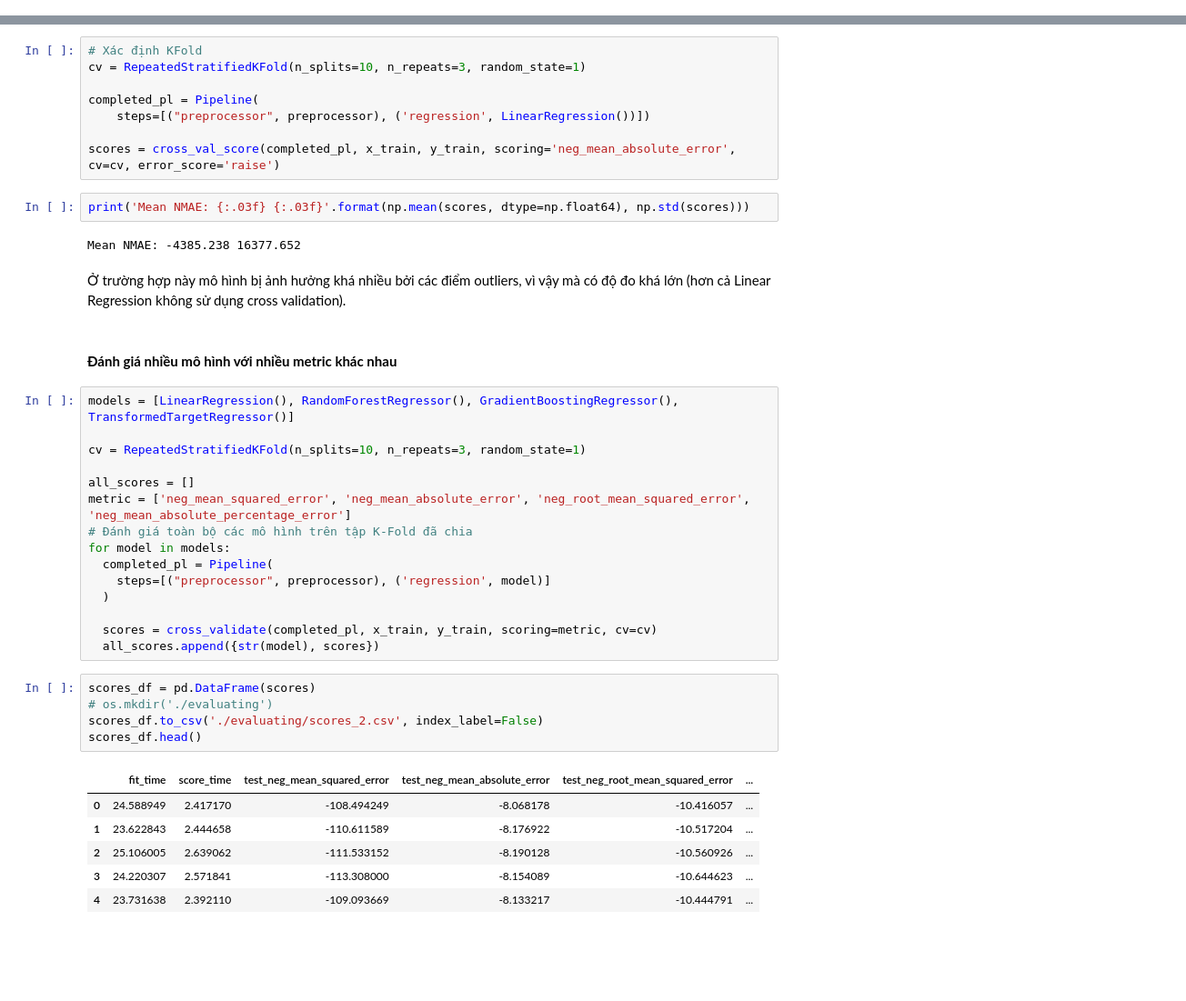
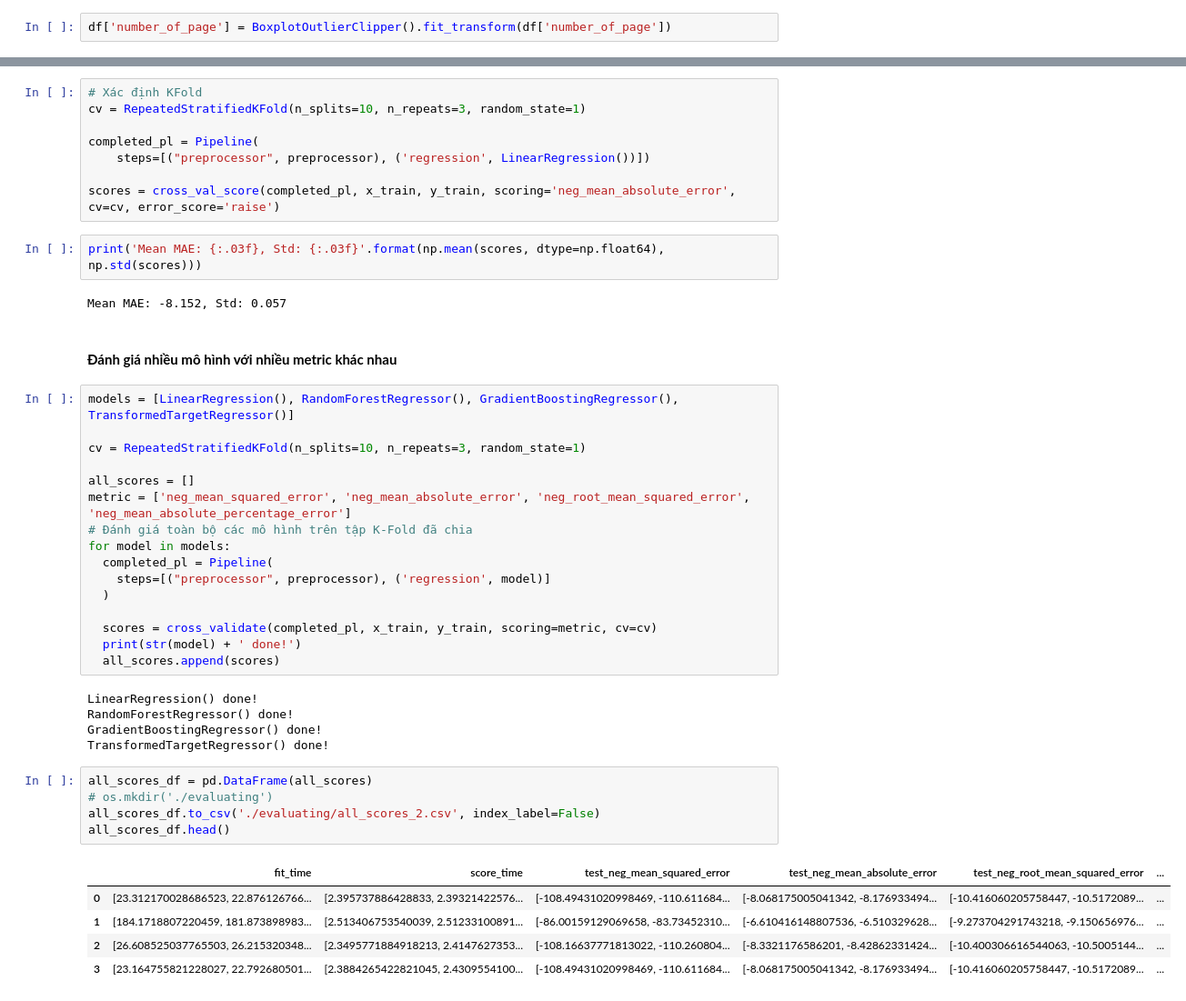
Before and after one commit to Miruku2201/NMKHDL_Final_Project, a Jupyter notebook: models.ipynb, the cells around one changed output, grey strips where cells are left out. Shown at 91% size. Saved outputs shown, nothing was run; the diff lists cells and outputs as text; blank space fills up the shorter version.

Commit message:
done for all

```diff
--- a/models.ipynb
+++ b/models.ipynb
@@ -324,3 +299,5 @@ df['number_of_page'].replace(0, np.nan, inplace=True)
+# %%
+df['number_of_page'] = BoxplotOutlierClipper().fit_transform(df['number_of_page'])
 # %%
 features = df[cols].copy()
 # %% [markdown]
@@ -381,11 +360,9 @@ completed_pl = Pipeline(
 
 scores = cross_val_score(completed_pl, x_train, y_train, scoring='neg_mean_absolute_error', cv=cv, error_score='raise')
 # %%
-print('Mean NMAE: {:.03f} {:.03f}'.format(np.mean(scores, dtype=np.float64), np.std(scores)))
+print('Mean MAE: {:.03f}, Std: {:.03f}'.format(np.mean(scores, dtype=np.float64), np.std(scores)))
 # %% [output]
-Mean NMAE: -4385.238 16377.652
+Mean MAE: -8.152, Std: 0.057
-# %% [markdown]
-Ở trường hợp này mô hình bị ảnh hưởng khá nhiều bởi các điểm outliers, vì vậy mà có độ đo khá lớn (hơn cả Linear Regression không sử dụng cross validation).
 # %% [markdown]
 #### **Đánh giá nhiều mô hình với nhiều metric khác nhau**
 # %%
@@ -402,16 +379,21 @@ for model in models:
   )
 
   scores = cross_validate(completed_pl, x_train, y_train, scoring=metric, cv=cv)
-  all_scores.append({str(model), scores})
+  print(str(model) + ' done!')
+  all_scores.append(scores)
+# %% [output]
+LinearRegression() done!
+RandomForestRegressor() done!
+GradientBoostingRegressor() done!
+TransformedTargetRegressor() done!
 # %%
-scores_df = pd.DataFrame(scores)
+all_scores_df = pd.DataFrame(all_scores)
 # os.mkdir('./evaluating')
-scores_df.to_csv('./evaluating/scores_2.csv', index_label=False)
-scores_df.head()
+all_scores_df.to_csv('./evaluating/all_scores_2.csv', index_label=False)
+all_scores_df.head()
 # %% [output]
 |  | fit_time | score_time | test_neg_mean_squared_error | test_neg_mean_absolute_error | test_neg_root_mean_squared_error | ... |
-| 0 | 24.588949 | 2.417170 | -108.494249 | -8.068178 | -10.416057 | ... |
-| 1 | 23.622843 | 2.444658 | -110.611589 | -8.176922 | -10.517204 | ... |
-| 2 | 25.106005 | 2.639062 | -111.533152 | -8.190128 | -10.560926 | ... |
-| 3 | 24.220307 | 2.571841 | -113.308000 | -8.154089 | -10.644623 | ... |
-| 4 | 23.731638 | 2.392110 | -109.093669 | -8.133217 | -10.444791 | ... |
+| 0 | [23.312170028686523, 22.876126766... | [2.395737886428833, 2.39321422576... | [-108.49431020998469, -110.611684... | [-8.068175005041342, -8.176933494... | [-10.416060205758447, -10.5172089... | ... |
+| 1 | [184.1718807220459, 181.873898983... | [2.513406753540039, 2.51233100891... | [-86.00159129069658, -83.73452310... | [-6.610416148807536, -6.510329628... | [-9.273704291743218, -9.150656976... | ... |
+| 2 | [26.608525037765503, 26.215320348... | [2.3495771884918213, 2.4147627353... | [-108.16637771813022, -110.260804... | [-8.3321176586201, -8.42862331424... | [-10.400306616544063, -10.5005144... | ... |
+| 3 | [23.164755821228027, 22.792680501... | [2.3884265422821045, 2.4309554100... | [-108.49431020998469, -110.611684... | [-8.068175005041342, -8.176933494... | [-10.416060205758447, -10.5172089... | ... |
```
Also changed, not shown: parts of 18 cells of this notebook.
